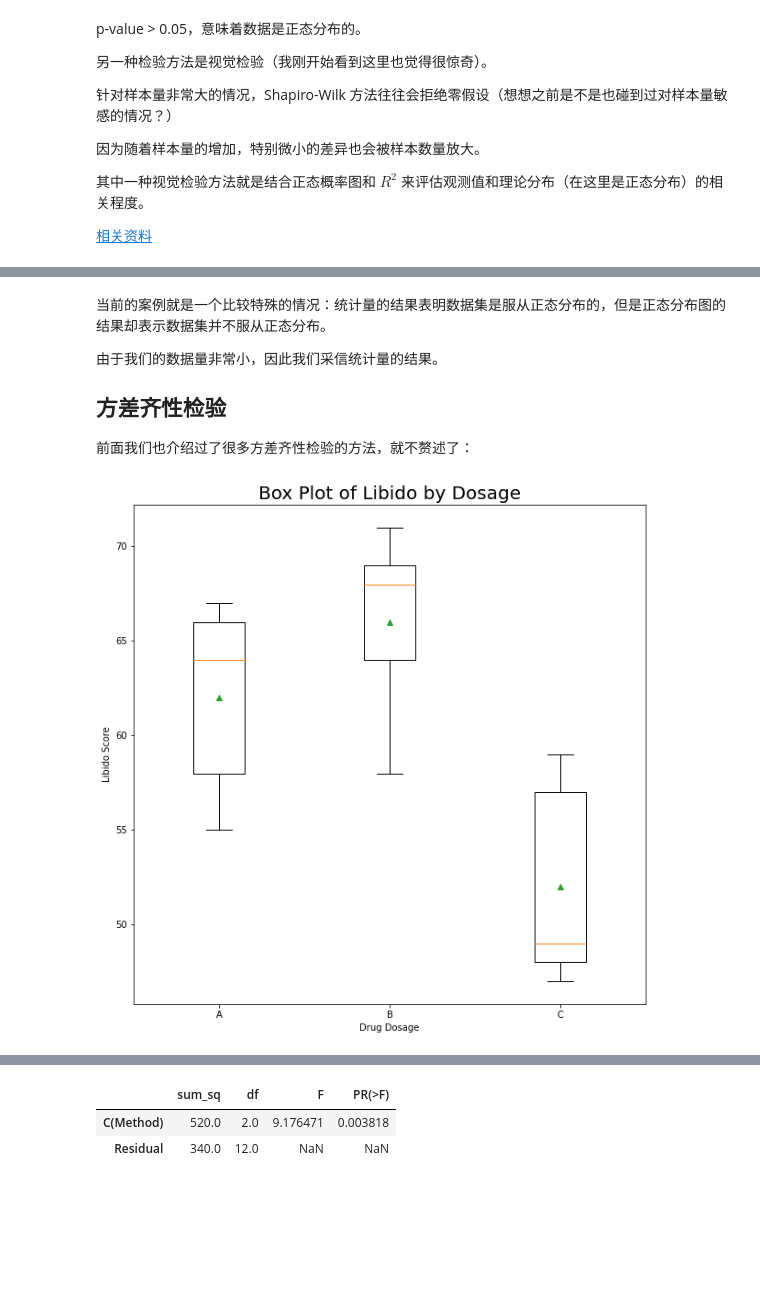
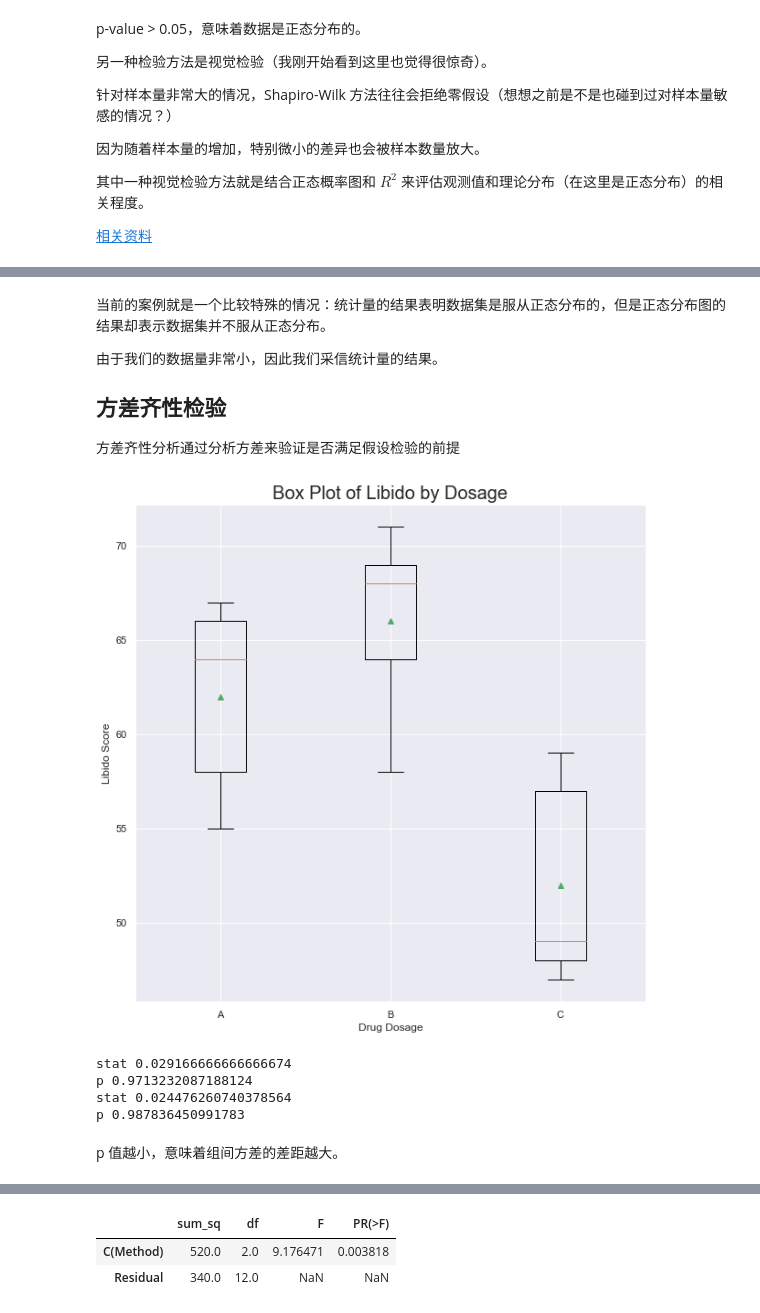
Before and after one commit to StephenehpetS/Statistics_For_Business_and_Economics_13th_Edition, a Jupyter notebook: 13 实验设计与方差分析.ipynb, the cells around one changed output, grey strips where cells are left out. Saved outputs shown, nothing was run; the diff lists cells and outputs as text; code cells hidden in the pictures; blank space fills up the shorter version.

```diff
--- a/13 实验设计与方差分析.ipynb
+++ b/13 实验设计与方差分析.ipynb
@@ -1,17 +1,28 @@
 # %%
 import numpy as np
-import matplotlib.pyplot as plt
-from scipy.stats import f_oneway, ttest_ind, shapiro, probplot
+from scipy.stats import f_oneway, ttest_ind, shapiro, probplot, levene, bartlett
 import matplotlib.colors as clrs
 import pandas as pd
-from matplotlib import pyplot
+
 import statsmodels.api as sm
 from statsmodels.formula.api import ols
 import statsmodels.formula.api as smf
+from statsmodels.stats.outliers_influence import variance_inflation_factor
+
+import matplotlib.pyplot as plt
+import seaborn as sns
+sns.set()
+import patsy
+import researchpy as rp
 
 from pathlib import Path
 #设置数据文件夹路径
 DATA = Path().resolve()  / 'data'
+
+# 设置浮点数打印精度
+%precision 3
+# 在 Jupyter Notebook 里显示图形
+%matplotlib inline
 # %% [markdown]
 # 实验设计和方差分析简介
 
@@ -54 +65,9 @@ DATA = Path().resolve()  / 'data'
 - 之后的几个部分， 讨论多重比较方法和另外两个有广泛应用的实验设计：随机化区组设计和析因实验
+# %%
+# 处理一下数据，后续有用
+chemitech = pd.read_csv(DATA/'Chemitech.csv')
+chemitech['index'] = chemitech.index
+chemitech = pd.melt(chemitech, id_vars=['index'], value_vars=list(chemitech.columns))
+chemitech[['temp','Method']] = chemitech.variable.str.split(pat=' ',expand=True)
+chemitechcleaned = chemitech.drop(['index', 'variable', 'temp'], axis=1)
+chemitechcleaned.head()
@@ -395,25 +431,40 @@ plt.show()
 
 ## 方差齐性检验
 
-前面我们也介绍过了很多方差齐性检验的方法，就不赘述了：
+方差齐性分析通过分析方差来验证是否满足假设检验的前提
 # %%
 fig = plt.figure(figsize= (10, 10))
 ax = fig.add_subplot(111)
 
 ax.set_title("Box Plot of Libido by Dosage", fontsize= 20)
 ax.set
 
-data = [chemitech['value'][chemitech['Method'] == 'A'],
-        chemitech['value'][chemitech['Method'] == 'B'],
-        chemitech['value'][chemitech['Method'] == 'C']]
+data = [chemitechcleaned['value'][chemitechcleaned['Method'] == 'A'],
+        chemitechcleaned['value'][chemitechcleaned['Method'] == 'B'],
+        chemitechcleaned['value'][chemitechcleaned['Method'] == 'C']]
 
 ax.boxplot(data,
            labels= ['A', 'B', 'C'],
            showmeans= True)
 
 plt.xlabel("Drug Dosage")
 plt.ylabel("Libido Score")
 
 plt.show()
 # %% [output]
-[figure, old version]
+[figure, new version]
+# %%
+# 这里的代码怎么样才能用迭代器进行优化？
+stat, p = levene(chemitech['Method A'], chemitech['Method B'], chemitech['Method C'])
+print('stat',stat)
+print('p',p)
+stat, p = bartlett(chemitech['Method A'], chemitech['Method B'], chemitech['Method C'])
+print('stat',stat)
+print('p',p)
+# %% [output]
+stat 0.029166666666666674
+p 0.9713232087188124
+stat 0.024476260740378564
+p 0.987836450991783
+# %% [markdown]
+p 值越小，意味着组间方差的差距越大。
```
Also changed, not shown: parts of 104 cells of this notebook, 24 other files.
